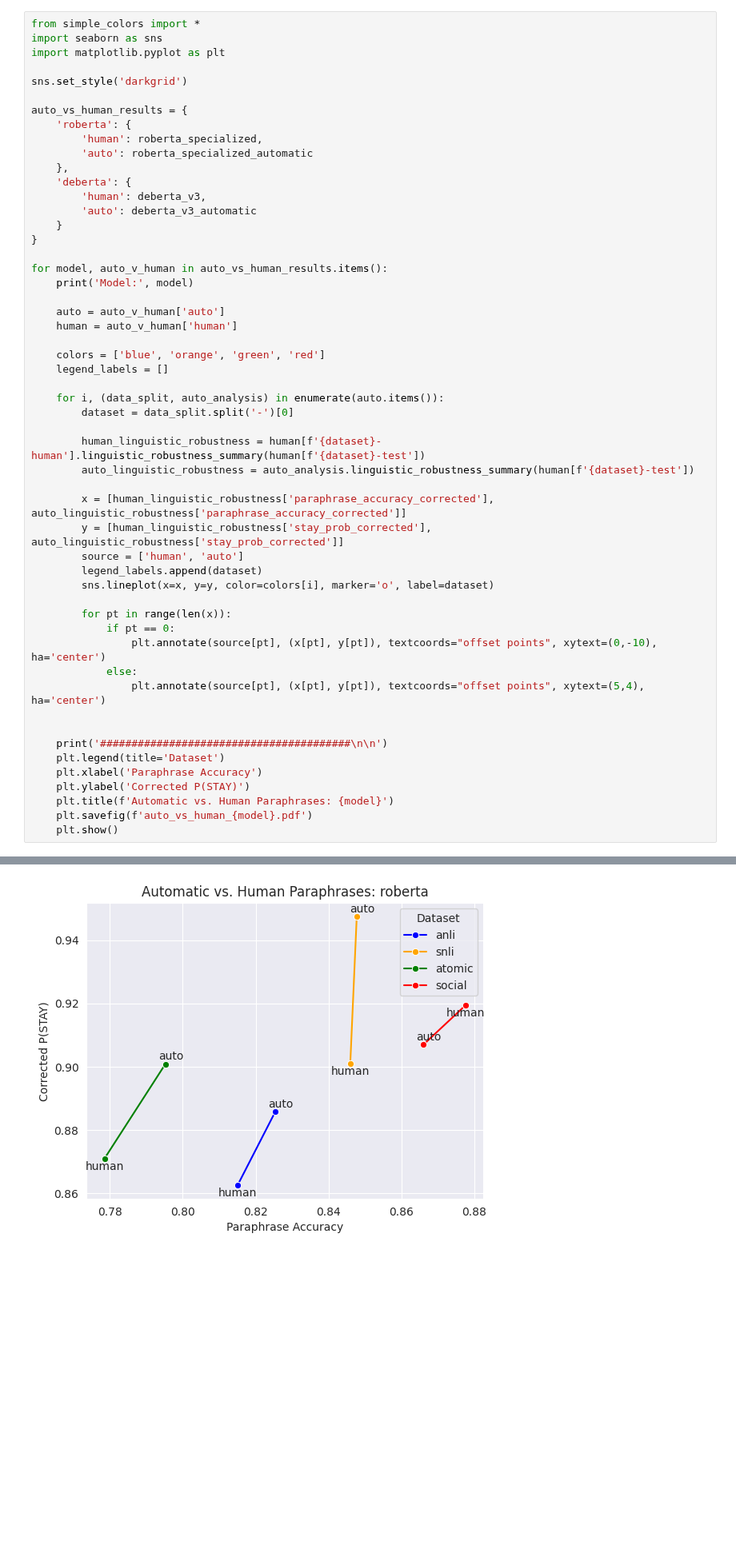
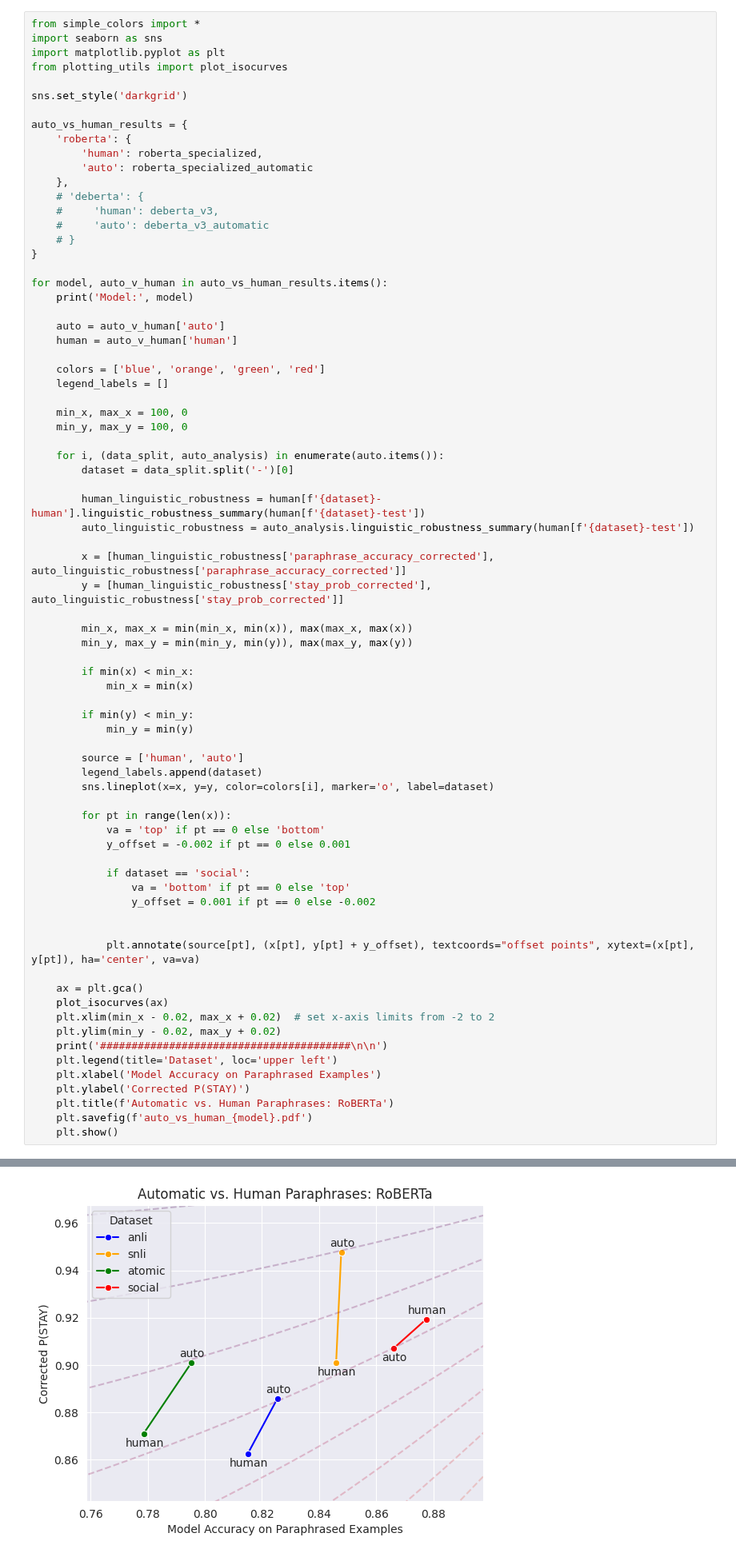
Before and after one commit to nehasrikn/paraphrase-nlu-internal, a Jupyter notebook: experiments/auto_vs_human/main_performance.ipynb, the cells around one changed output, grey strips where cells are left out. Shown at 80% size. Saved outputs shown, nothing was run; the diff lists cells and outputs as text; blank space fills up the shorter version.

```diff
--- a/experiments/auto_vs_human/main_performance.ipynb
+++ b/experiments/auto_vs_human/main_performance.ipynb
@@ -14,6 +14,7 @@ from experiments.auto_vs_human.paranlu_auto import roberta_specialized_automatic
 from simple_colors import *
 import seaborn as sns
 import matplotlib.pyplot as plt
+from plotting_utils import plot_isocurves
 
 sns.set_style('darkgrid')
 
@@ -22,48 +23,69 @@ auto_vs_human_results = {
         'human': roberta_specialized,
         'auto': roberta_specialized_automatic
     },
-    'deberta': {
-        'human': deberta_v3,
-        'auto': deberta_v3_automatic
-    }
+    # 'deberta': {
+    #     'human': deberta_v3,
+    #     'auto': deberta_v3_automatic
+    # }
 }
 
 for model, auto_v_human in auto_vs_human_results.items():
     print('Model:', model)
 
     auto = auto_v_human['auto']
     human = auto_v_human['human']
 
     colors = ['blue', 'orange', 'green', 'red']
     legend_labels = []
 
+    min_x, max_x = 100, 0
+    min_y, max_y = 100, 0
+
     for i, (data_split, auto_analysis) in enumerate(auto.items()):
         dataset = data_split.split('-')[0]
 
         human_linguistic_robustness = human[f'{dataset}-human'].linguistic_robustness_summary(human[f'{dataset}-test'])
         auto_linguistic_robustness = auto_analysis.linguistic_robustness_summary(human[f'{dataset}-test'])
 
         x = [human_linguistic_robustness['paraphrase_accuracy_corrected'], auto_linguistic_robustness['paraphrase_accuracy_corrected']]
         y = [human_linguistic_robustness['stay_prob_corrected'], auto_linguistic_robustness['stay_prob_corrected']]
+
+        min_x, max_x = min(min_x, min(x)), max(max_x, max(x))
+        min_y, max_y = min(min_y, min(y)), max(max_y, max(y))
+
+        if min(x) < min_x:
+            min_x = min(x)
+
+        if min(y) < min_y:
+            min_y = min(y)
+
         source = ['human', 'auto']
         legend_labels.append(dataset)
         sns.lineplot(x=x, y=y, color=colors[i], marker='o', label=dataset)
 
         for pt in range(len(x)):
-            if pt == 0:
-                plt.annotate(source[pt], (x[pt], y[pt]), textcoords="offset points", xytext=(0,-10), ha='center')
-            else:
-                plt.annotate(source[pt], (x[pt], y[pt]), textcoords="offset points", xytext=(5,4), ha='center')
+            va = 'top' if pt == 0 else 'bottom'
+            y_offset = -0.002 if pt == 0 else 0.001
+
+            if dataset == 'social':
+                va = 'bottom' if pt == 0 else 'top'
+                y_offset = 0.001 if pt == 0 else -0.002
 
 
+            plt.annotate(source[pt], (x[pt], y[pt] + y_offset), textcoords="offset points", xytext=(x[pt], y[pt]), ha='center', va=va)
+
+    ax = plt.gca()
+    plot_isocurves(ax)
+    plt.xlim(min_x - 0.02, max_x + 0.02)  # set x-axis limits from -2 to 2
+    plt.ylim(min_y - 0.02, max_y + 0.02)
     print('########################################\n\n')
-    plt.legend(title='Dataset')
-    plt.xlabel('Paraphrase Accuracy')
+    plt.legend(title='Dataset', loc='upper left')
+    plt.xlabel('Model Accuracy on Paraphrased Examples')
     plt.ylabel('Corrected P(STAY)')
-    plt.title(f'Automatic vs. Human Paraphrases: {model}')
+    plt.title(f'Automatic vs. Human Paraphrases: RoBERTa')
     plt.savefig(f'auto_vs_human_{model}.pdf')
     plt.show()
 # %% [output]
 Model: roberta
 ########################################
-[figure, old version]
+[figure, new version]
```
Also changed, not shown: parts of 1 cell of this notebook, 8 other files.
